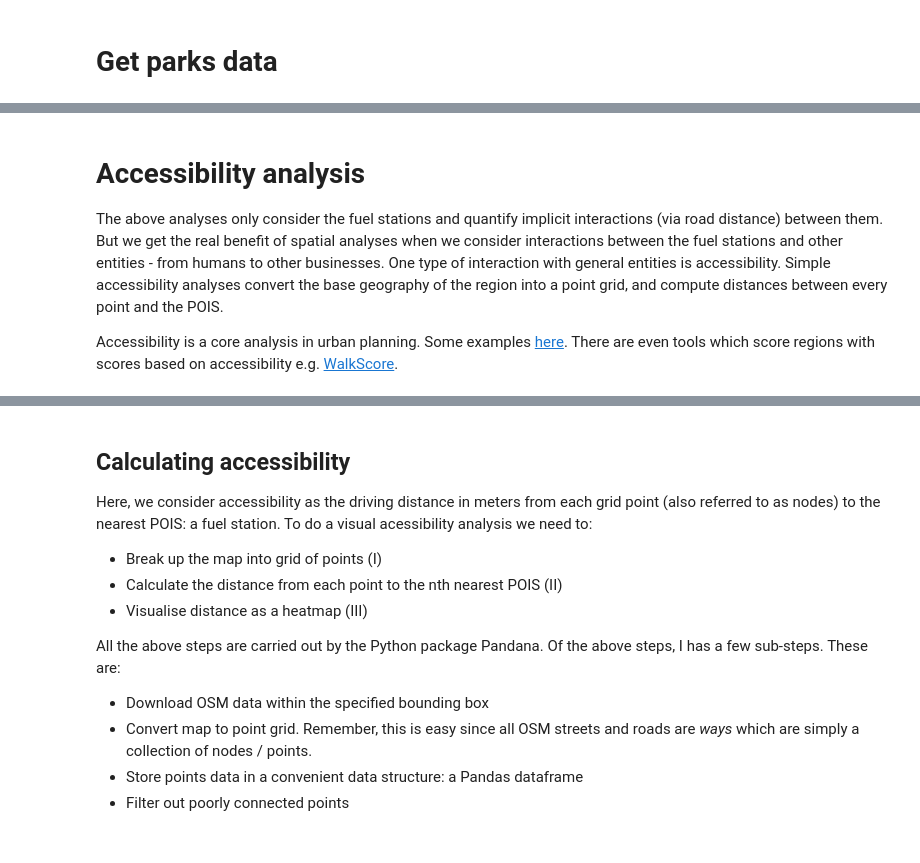
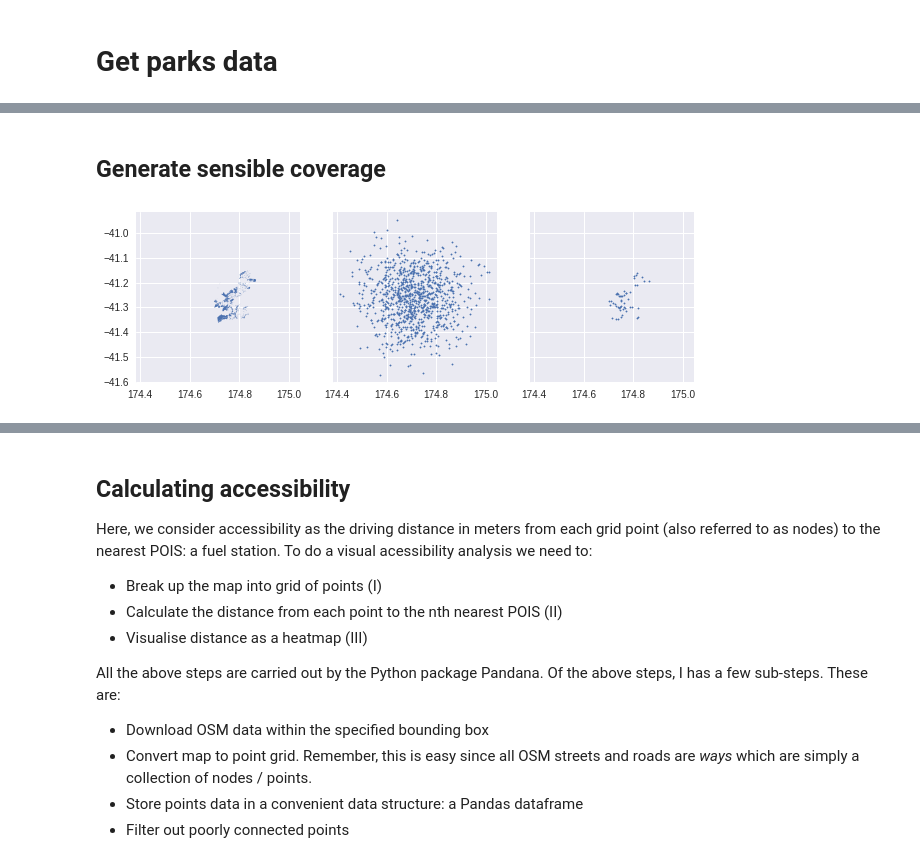
Before and after one commit to shriv/playground-pubs, a Jupyter notebook: Playgrounds vs Pubs.ipynb, the cells around one changed output, grey strips where cells are left out. Drawn from its saved outputs; the diff is of its cells as text; code cells hidden in the pictures.

```diff
--- a/Playgrounds vs Pubs.ipynb
+++ b/Playgrounds vs Pubs.ipynb
@@ -150 +166,3 @@ wcc_parks.plot()
+# %% [markdown]
+## Generate sensible coverage
 # %%
@@ -176,6 +190,10 @@ park_set_pois = pd.DataFrame({'lon': x, 'lat': y})
-# %% [markdown]
-# Accessibility analysis
-The above analyses only consider the fuel stations and quantify implicit interactions (via road distance) between them. But we get the real benefit of spatial analyses when we consider interactions between the fuel stations and other entities - from humans to other businesses. One type of interaction with general entities is accessibility. Simple accessibility analyses convert the base geography of the region into a point grid, and compute distances between every point and the POIS.
-
-Accessibility is a core analysis in urban planning. Some examples [here](https://www.slideshare.net/DimkaG/transitaccess-27460698). There are even tools which score regions with scores based on accessibility
-e.g. [WalkScore](https://www.walkscore.com/).
+# %%
+# Plot transformation
+f, (ax1, ax2, ax3) = plt.subplots(1, 3, sharex=True, sharey=True,figsize=(10, 4))
+wcc_parks.plot(ax=ax1)
+# ax1.set_title('Parks Polygons')
+points.plot(ax=ax2, markersize=2)
+park_pois_df.plot(ax=ax3, markersize=2)
+plt.subplots_adjust(hspace=-0.2)
+# %% [output]
+[figure, added]
```
Also changed, not shown: parts of 26 cells of this notebook, 1 other file.
